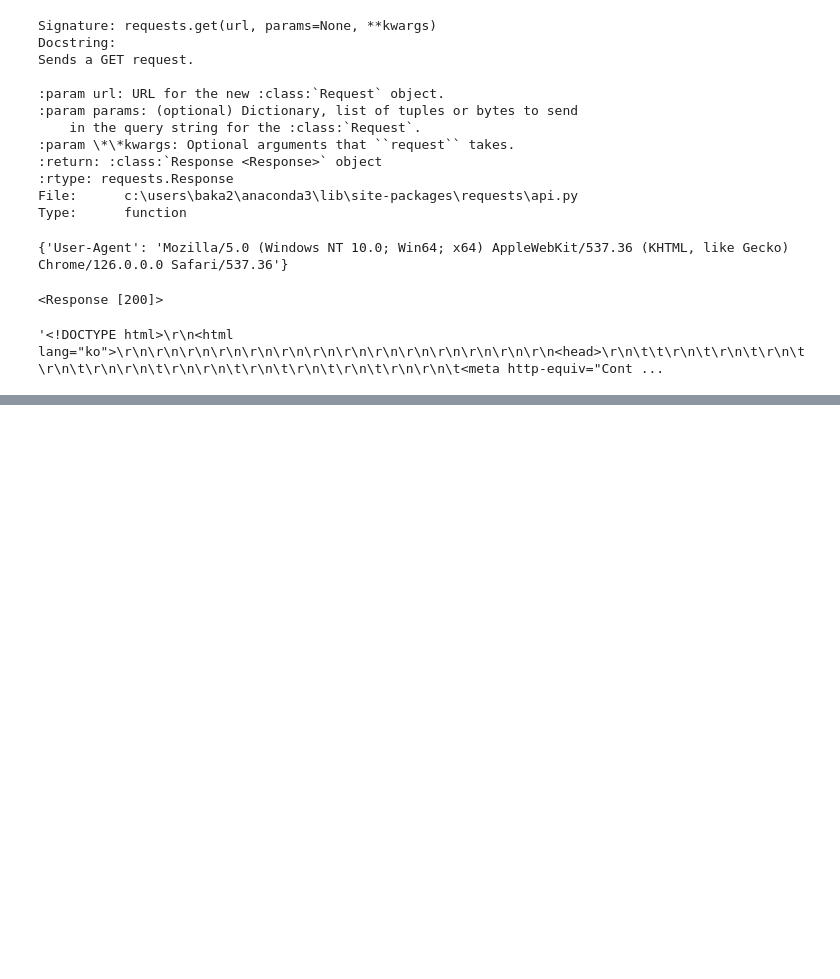
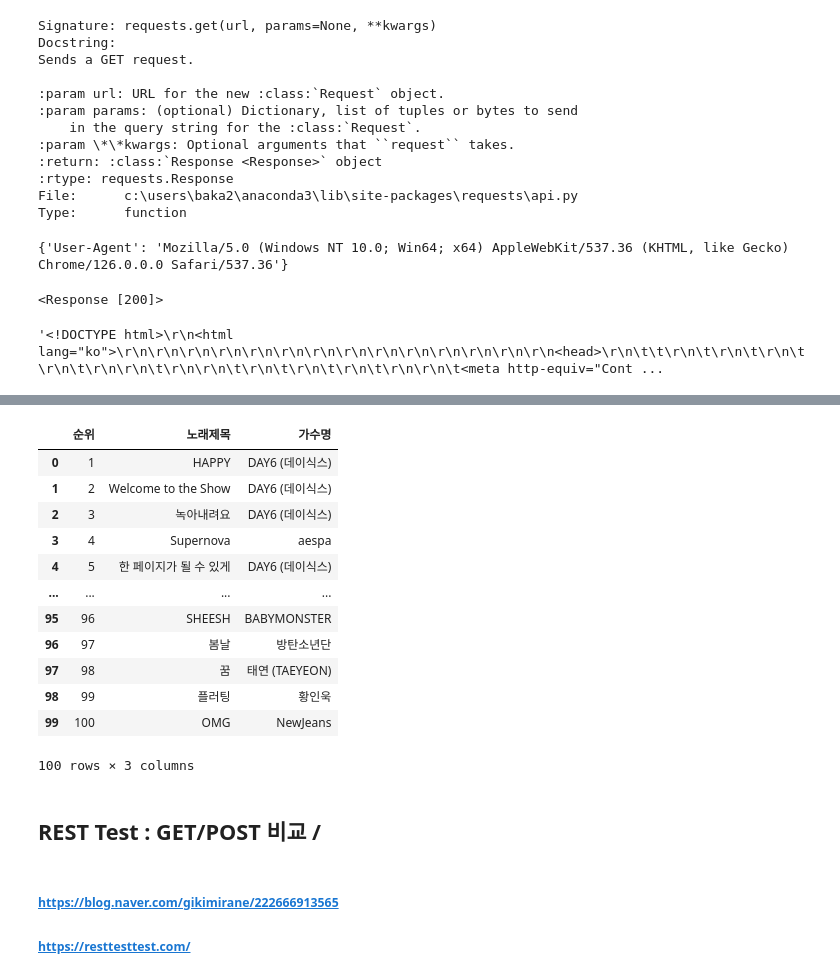
Before and after one commit to baka-github/WASSUP4, a Jupyter notebook: 03_Data collection/[20240926] Static Web Requests.ipynb, the cells around one changed output, grey strips where cells are left out. Saved outputs shown, nothing was run; the diff lists cells and outputs as text; code cells hidden in the pictures; blank space fills up the shorter version.

```diff
--- a/03_Data collection/[20240926] Static Web Requests.ipynb
+++ b/03_Data collection/[20240926] Static Web Requests.ipynb
@@ -42,0 +96,3 @@ html_src
+# %%
+song = [item.text for item in soup.select('.ellipsis.rank01 a')]
+song
@@ -42,0 +124,6 @@ html_src
+# %%
+artist = []
+for item in soup.select('.ellipsis.rank02>a'):
+    artist.append(item.text)
+print(len(artist))
+print(artist)
@@ -42,0 +137,4 @@ html_src
+# %%
+name = [item.text for item in soup.select('.checkEllipsis')]
+len(name)
+print(name)
@@ -42,0 +143,4 @@ html_src
+# %%
+# 순위 인덱스 만들기
+rank = list((range(1, 101)))
+rank
@@ -42,0 +165,20 @@ html_src
+# %%
+# 판다스로 데이터프레임 만들기 column : data
+songDF = pd.DataFrame({ '순위': rank,
+              '노래제목': song,
+              '가수명': name})
+songDF
+# %% [output]
+|  | 순위 | 노래제목 | 가수명 |
+| 0 | 1 | HAPPY | DAY6 (데이식스) |
+| 1 | 2 | Welcome to the Show | DAY6 (데이식스) |
+| 2 | 3 | 녹아내려요 | DAY6 (데이식스) |
+| 3 | 4 | Supernova | aespa |
+| 4 | 5 | 한 페이지가 될 수 있게 | DAY6 (데이식스) |
+| ... | ... | ... | ... |
+| 95 | 96 | SHEESH | BABYMONSTER |
+| 96 | 97 | 봄날 | 방탄소년단 |
+| 97 | 98 | 꿈 | 태연 (TAEYEON) |
+| 98 | 99 | 플러팅 | 황인욱 |
+| 99 | 100 | OMG | NewJeans |
+100 rows × 3 columns
@@ -42,0 +194,5 @@ html_src
+# %% [markdown]
+## REST Test : GET/POST 비교  /
+# %% [markdown]
+##### https://blog.naver.com/gikimirane/222666913565
+##### https://resttesttest.com/
```
Also changed, not shown: parts of 35 cells of this notebook.
